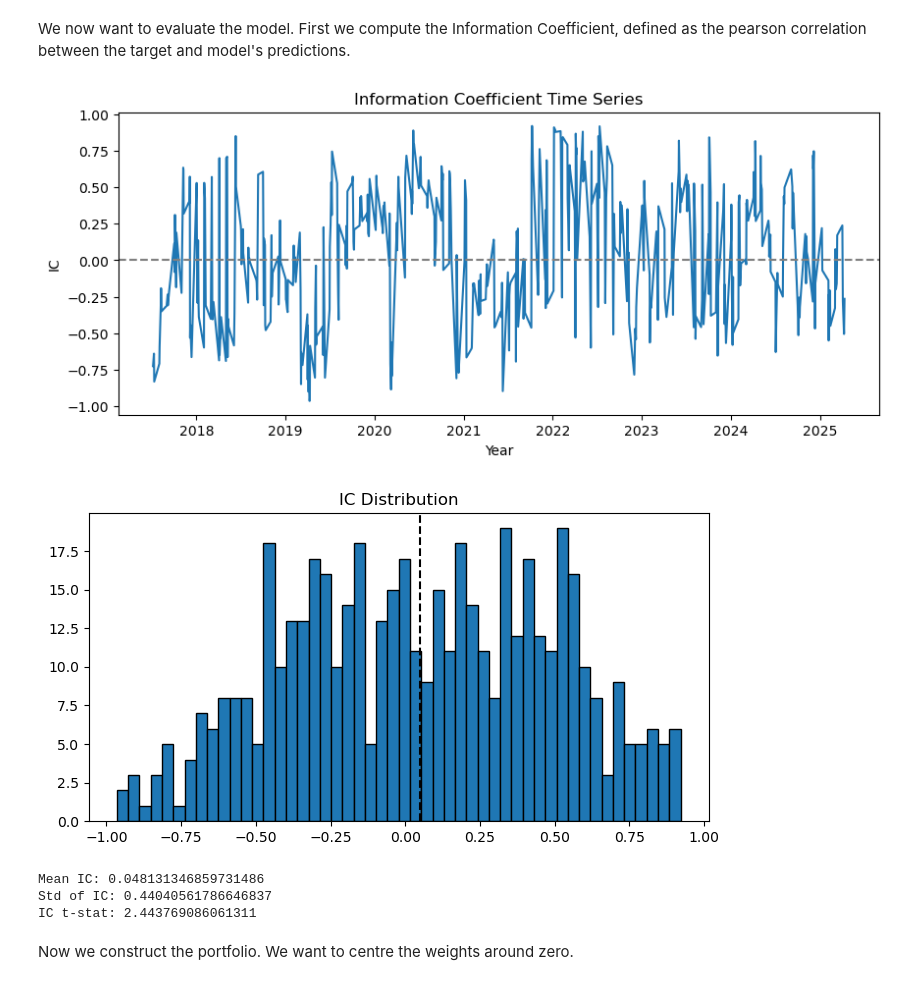
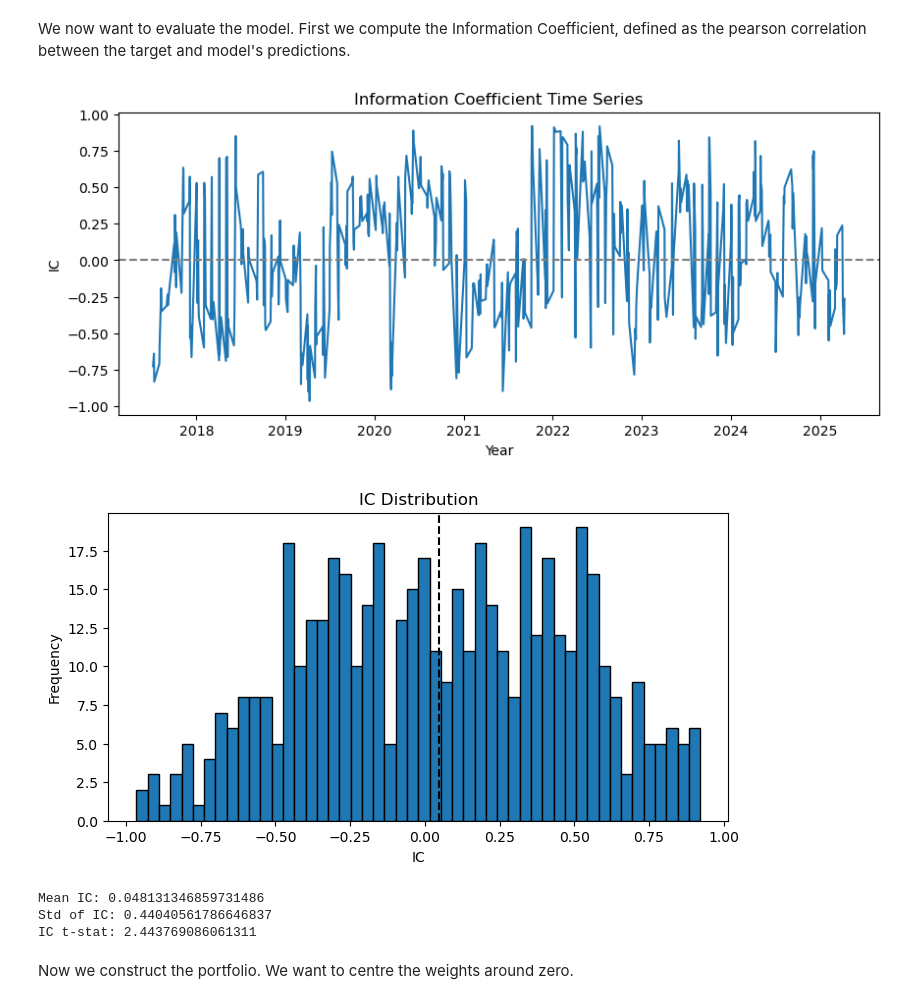
Before and after one commit to alichopping/Cross-Country-Relative-Value, a Jupyter notebook: CrossCountryRelativeValue.ipynb, the cells around one changed output. Drawn from its saved outputs; the diff is of its cells as text; code cells hidden in the pictures.

Commit message:
Updated Plots

```diff
--- a/CrossCountryRelativeValue.ipynb
+++ b/CrossCountryRelativeValue.ipynb
@@ -261,30 +261,32 @@ We now want to evaluate the model. First we compute the Information Coefficient,
 # %%
 ic = pred_df.groupby(pred_df.index).apply(lambda df : df["Prediction"].corr(df["Target"]))
 #We split into dataframes that each have 6 rows (1 for each asset)
 #where the date is identical on each row (this is groupby), and then compute the correlation
 
 plt.figure(figsize=(10,4))
 plt.plot(ic)
 plt.axhline(0, linestyle="--", color = "gray")
 plt.title("Information Coefficient Time Series")
 plt.xlabel("Year")
 plt.ylabel("IC")
 plt.savefig("IC_time_series.pdf")
 plt.show()
 
 plt.figure(figsize=(8,4))
 plt.hist(ic, bins=50, edgecolor = "black")
 plt.axvline(ic.mean(), linestyle="--", color = "black")
 plt.title("IC Distribution")
+plt.xlabel("IC")
+plt.ylabel("Frequency")
 plt.savefig("IC_dist.pdf")
 plt.show()
 
 print("Mean IC:", ic.mean())
 print("Std of IC:", ic.std())
 print("IC t-stat:", ic.mean() / ic.std() * np.sqrt(len(ic)))
 # %% [output]
 [figure]
-[figure, old version]
+[figure, new version]
 Mean IC: 0.048131346859731486
 Std of IC: 0.44040561786646837
 IC t-stat: 2.443769086061311
```
Also changed, not shown: parts of 1 cell of this notebook, 8 other files.
